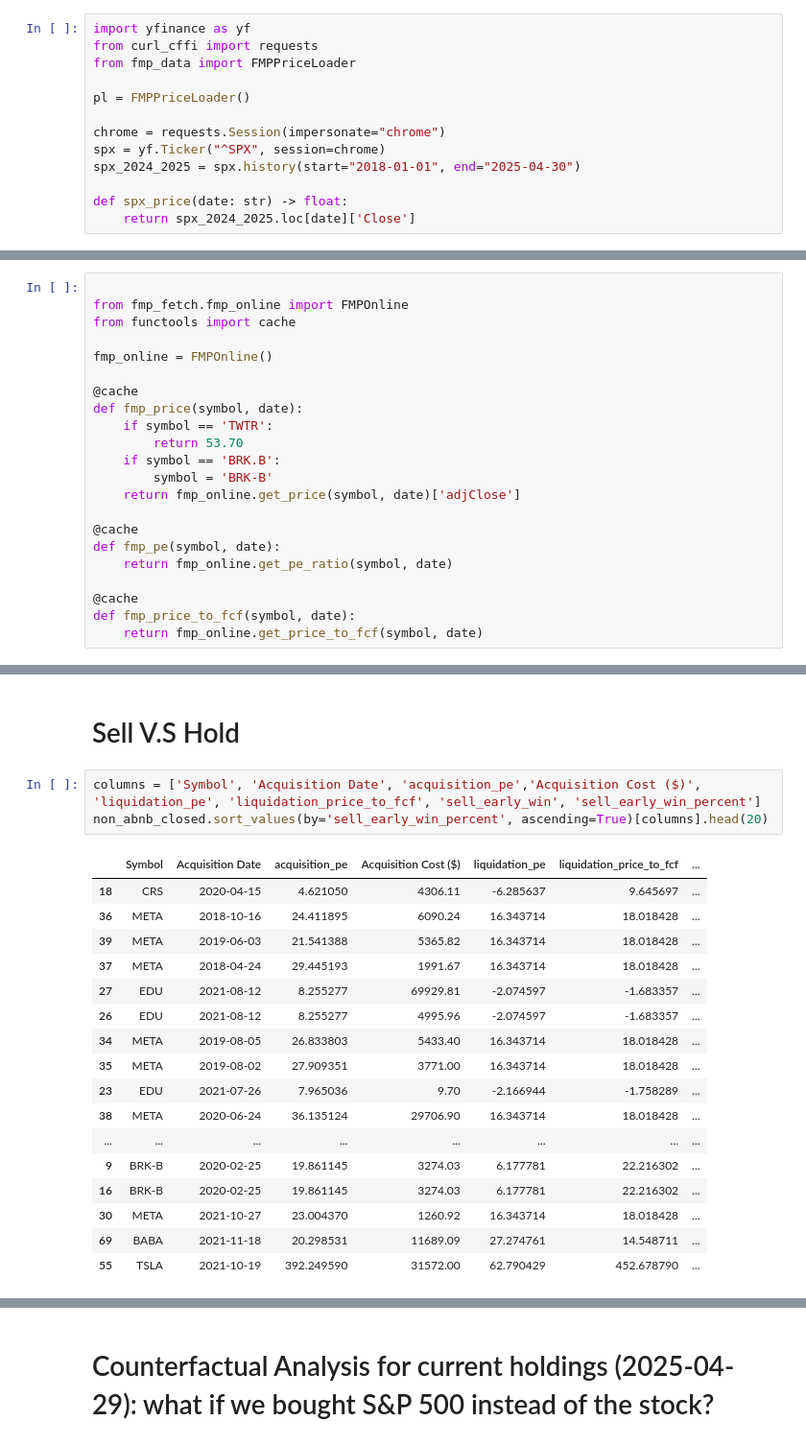
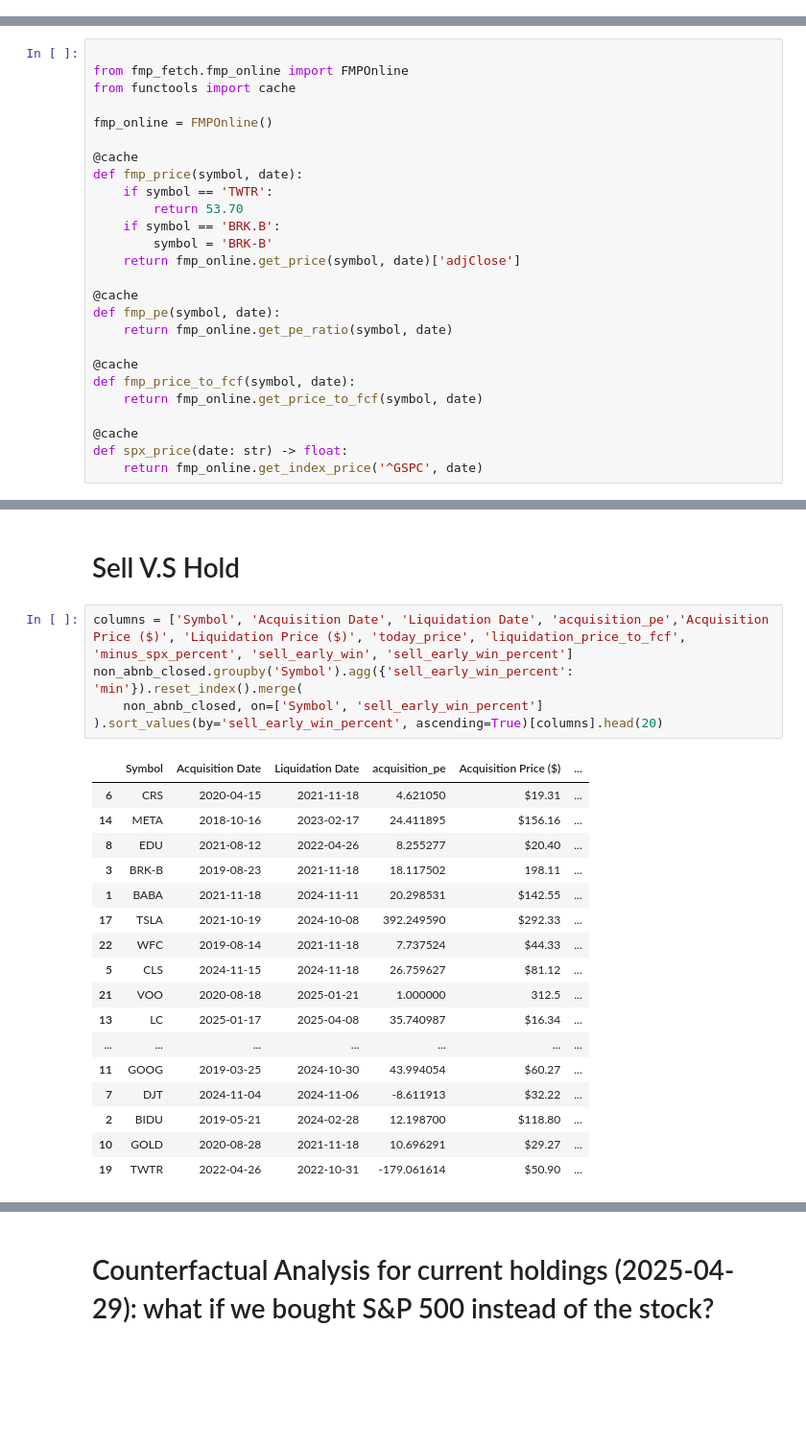
Before and after one commit to luanjunyi/finance, a Jupyter notebook: research/perf_analysis_pre_2025_05.ipynb, the cells around one changed output, grey strips where cells are left out. Shown: that part at 96% size. Saved outputs shown, nothing was run; the diff lists cells and outputs as text; blank space fills up the shorter version.

```diff
--- a/research/perf_analysis_pre_2025_05.ipynb
+++ b/research/perf_analysis_pre_2025_05.ipynb
@@ -6,16 +6,3 @@
   - SP500 growed by 52%
   - ABNB shrank by 17%
   - This single mistake resulted in our big loss
-# %%
-import yfinance as yf
-from curl_cffi import requests
-from fmp_data import FMPPriceLoader
-
-pl = FMPPriceLoader()
-
-chrome = requests.Session(impersonate="chrome")
-spx = yf.Ticker("^SPX", session=chrome)
-spx_2024_2025 = spx.history(start="2018-01-01", end="2025-04-30")
-
-def spx_price(date: str) -> float:
-    return spx_2024_2025.loc[date]['Close']
@@ -73,6 +65,10 @@ def fmp_pe(symbol, date):
 @cache
 def fmp_price_to_fcf(symbol, date):
     return fmp_online.get_price_to_fcf(symbol, date)
+
+@cache
+def spx_price(date: str) -> float:
+    return fmp_online.get_index_price('^GSPC', date)
 # %% [markdown]
 # Counterfactual Analysis for closed positions: what if instead of buying the stock, we buy the S&P 500 and sell on the liquidation date?
 # %%
@@ -177,24 +166,26 @@ closed.sort_values(by='minus_spx_percent', ascending=False)[columns].head(20)
 # %% [markdown]
 # Sell V.S Hold
 # %%
-columns = ['Symbol', 'Acquisition Date', 'acquisition_pe','Acquisition Cost ($)', 'liquidation_pe', 'liquidation_price_to_fcf', 'sell_early_win', 'sell_early_win_percent']
-non_abnb_closed.sort_values(by='sell_early_win_percent', ascending=True)[columns].head(20)
+columns = ['Symbol', 'Acquisition Date', 'Liquidation Date', 'acquisition_pe','Acquisition Price ($)', 'Liquidation Price ($)', 'today_price', 'liquidation_price_to_fcf', 'minus_spx_percent', 'sell_early_win', 'sell_early_win_percent']
+non_abnb_closed.groupby('Symbol').agg({'sell_early_win_percent': 'min'}).reset_index().merge(
+    non_abnb_closed, on=['Symbol', 'sell_early_win_percent']
+).sort_values(by='sell_early_win_percent', ascending=True)[columns].head(20)
 # %% [output]
-|  | Symbol | Acquisition Date | acquisition_pe | Acquisition Cost ($) | liquidation_pe | liquidation_price_to_fcf | ... |
-| 18 | CRS | 2020-04-15 | 4.621050 | 4306.11 | -6.285637 | 9.645697 | ... |
-| 36 | META | 2018-10-16 | 24.411895 | 6090.24 | 16.343714 | 18.018428 | ... |
-| 39 | META | 2019-06-03 | 21.541388 | 5365.82 | 16.343714 | 18.018428 | ... |
-| 37 | META | 2018-04-24 | 29.445193 | 1991.67 | 16.343714 | 18.018428 | ... |
-| 27 | EDU | 2021-08-12 | 8.255277 | 69929.81 | -2.074597 | -1.683357 | ... |
-| 26 | EDU | 2021-08-12 | 8.255277 | 4995.96 | -2.074597 | -1.683357 | ... |
-| 34 | META | 2019-08-05 | 26.833803 | 5433.40 | 16.343714 | 18.018428 | ... |
-| 35 | META | 2019-08-02 | 27.909351 | 3771.00 | 16.343714 | 18.018428 | ... |
-| 23 | EDU | 2021-07-26 | 7.965036 | 9.70 | -2.166944 | -1.758289 | ... |
-| 38 | META | 2020-06-24 | 36.135124 | 29706.90 | 16.343714 | 18.018428 | ... |
-| ... | ... | ... | ... | ... | ... | ... | ... |
-| 9 | BRK-B | 2020-02-25 | 19.861145 | 3274.03 | 6.177781 | 22.216302 | ... |
-| 16 | BRK-B | 2020-02-25 | 19.861145 | 3274.03 | 6.177781 | 22.216302 | ... |
-| 30 | META | 2021-10-27 | 23.004370 | 1260.92 | 16.343714 | 18.018428 | ... |
-| 69 | BABA | 2021-11-18 | 20.298531 | 11689.09 | 27.274761 | 14.548711 | ... |
-| 55 | TSLA | 2021-10-19 | 392.249590 | 31572.00 | 62.790429 | 452.678790 | ... |
+|  | Symbol | Acquisition Date | Liquidation Date | acquisition_pe | Acquisition Price ($) | ... |
+| 6 | CRS | 2020-04-15 | 2021-11-18 | 4.621050 | $19.31 | ... |
+| 14 | META | 2018-10-16 | 2023-02-17 | 24.411895 | $156.16 | ... |
+| 8 | EDU | 2021-08-12 | 2022-04-26 | 8.255277 | $20.40 | ... |
+| 3 | BRK-B | 2019-08-23 | 2021-11-18 | 18.117502 | 198.11 | ... |
+| 1 | BABA | 2021-11-18 | 2024-11-11 | 20.298531 | $142.55 | ... |
+| 17 | TSLA | 2021-10-19 | 2024-10-08 | 392.249590 | $292.33 | ... |
+| 22 | WFC | 2019-08-14 | 2021-11-18 | 7.737524 | $44.33 | ... |
+| 5 | CLS | 2024-11-15 | 2024-11-18 | 26.759627 | $81.12 | ... |
+| 21 | VOO | 2020-08-18 | 2025-01-21 | 1.000000 | 312.5 | ... |
+| 13 | LC | 2025-01-17 | 2025-04-08 | 35.740987 | $16.34 | ... |
+| ... | ... | ... | ... | ... | ... | ... |
+| 11 | GOOG | 2019-03-25 | 2024-10-30 | 43.994054 | $60.27 | ... |
+| 7 | DJT | 2024-11-04 | 2024-11-06 | -8.611913 | $32.22 | ... |
+| 2 | BIDU | 2019-05-21 | 2024-02-28 | 12.198700 | $118.80 | ... |
+| 10 | GOLD | 2020-08-28 | 2021-11-18 | 10.696291 | $29.27 | ... |
+| 19 | TWTR | 2022-04-26 | 2022-10-31 | -179.061614 | $50.90 | ... |
 # %%
```
Also changed, not shown: parts of 18 cells of this notebook, 1 other file.
